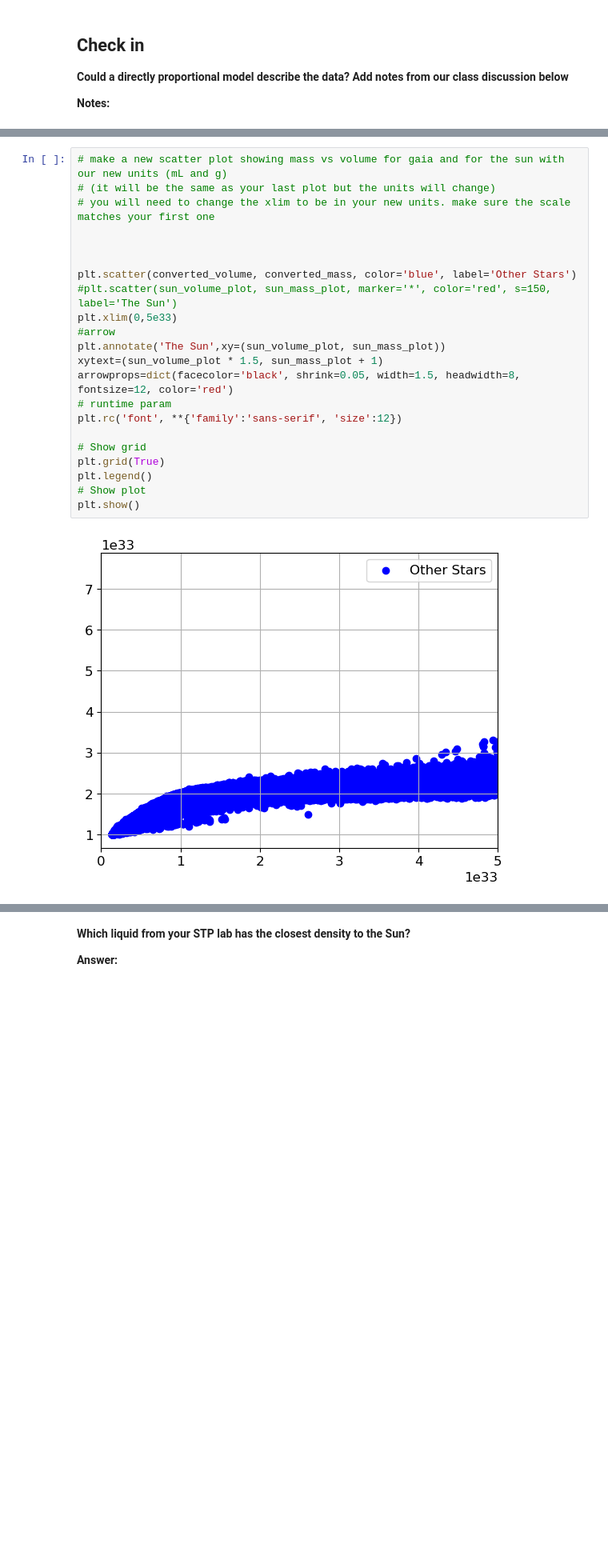
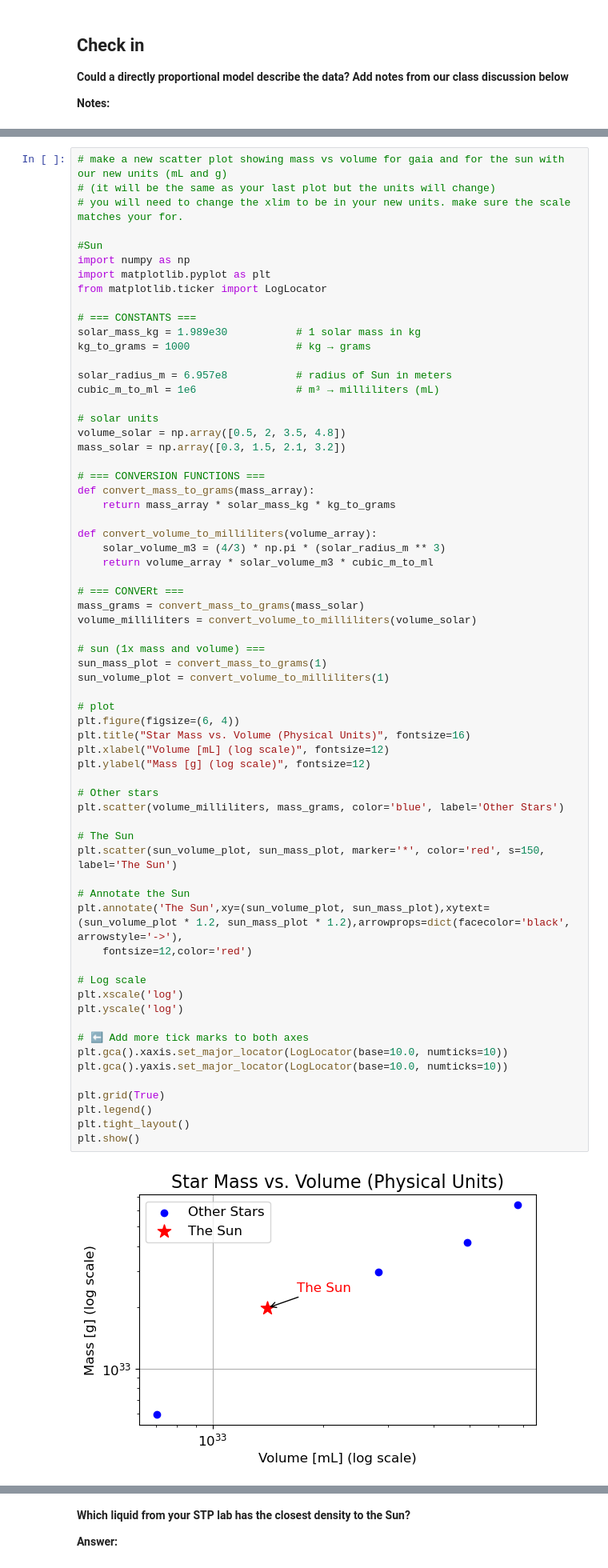
Before and after one commit to PrisonTeachingInitiative/CFR-2025, a Jupyter notebook: Astro/Blank/1 - Stars Pt2 .ipynb, the cells around one changed output, grey strips where cells are left out. Shown at 80% size. Saved outputs shown, nothing was run; the diff lists cells and outputs as text; blank space fills up the shorter version.

```diff
--- a/Astro/Blank/1 - Stars Pt2 .ipynb
+++ b/Astro/Blank/1 - Stars Pt2 .ipynb
@@ -271,24 +307,67 @@ Name: Radius [Solar Radius], Length: 40734, dtype: float64
 # %%
 # make a new scatter plot showing mass vs volume for gaia and for the sun with our new units (mL and g)
 # (it will be the same as your last plot but the units will change)
-# you will need to change the xlim to be in your new units. make sure the scale matches your first one
+# you will need to change the xlim to be in your new units. make sure the scale matches your for.
 
+#Sun
+import numpy as np
+import matplotlib.pyplot as plt
+from matplotlib.ticker import LogLocator
 
+# === CONSTANTS ===
+solar_mass_kg = 1.989e30           # 1 solar mass in kg
+kg_to_grams = 1000                 # kg → grams
 
-plt.scatter(converted_volume, converted_mass, color='blue', label='Other Stars')
-#plt.scatter(sun_volume_plot, sun_mass_plot, marker='*', color='red', s=150, label='The Sun')
-plt.xlim(0,5e33)
-#arrow
-plt.annotate('The Sun',xy=(sun_volume_plot, sun_mass_plot))
-xytext=(sun_volume_plot * 1.5, sun_mass_plot + 1)
-arrowprops=dict(facecolor='black', shrink=0.05, width=1.5, headwidth=8, fontsize=12, color='red')
-# runtime param
-plt.rc('font', **{'family':'sans-serif', 'size':12})
+solar_radius_m = 6.957e8           # radius of Sun in meters
+cubic_m_to_ml = 1e6                # m³ → milliliters (mL)
 
-# Show grid
+# solar units
+volume_solar = np.array([0.5, 2, 3.5, 4.8])
+mass_solar = np.array([0.3, 1.5, 2.1, 3.2])
+
+# === CONVERSION FUNCTIONS ===
+def convert_mass_to_grams(mass_array):
+    return mass_array * solar_mass_kg * kg_to_grams
+
+def convert_volume_to_milliliters(volume_array):
+    solar_volume_m3 = (4/3) * np.pi * (solar_radius_m ** 3)
+    return volume_array * solar_volume_m3 * cubic_m_to_ml
+
+# === CONVERt ===
+mass_grams = convert_mass_to_grams(mass_solar)
+volume_milliliters = convert_volume_to_milliliters(volume_solar)
+
+# sun (1x mass and volume) ===
+sun_mass_plot = convert_mass_to_grams(1)
+sun_volume_plot = convert_volume_to_milliliters(1)
+
+# plot
+plt.figure(figsize=(6, 4))
+plt.title("Star Mass vs. Volume (Physical Units)", fontsize=16)
+plt.xlabel("Volume [mL] (log scale)", fontsize=12)
+plt.ylabel("Mass [g] (log scale)", fontsize=12)
+
+# Other stars
+plt.scatter(volume_milliliters, mass_grams, color='blue', label='Other Stars')
+
+# The Sun
+plt.scatter(sun_volume_plot, sun_mass_plot, marker='*', color='red', s=150, label='The Sun')
+
+# Annotate the Sun
+plt.annotate('The Sun',xy=(sun_volume_plot, sun_mass_plot),xytext=(sun_volume_plot * 1.2, sun_mass_plot * 1.2),arrowprops=dict(facecolor='black', arrowstyle='->'),
+    fontsize=12,color='red')
+
+# Log scale
+plt.xscale('log')
+plt.yscale('log')
+
+# ⬅ Add more tick marks to both axes
+plt.gca().xaxis.set_major_locator(LogLocator(base=10.0, numticks=10))
+plt.gca().yaxis.set_major_locator(LogLocator(base=10.0, numticks=10))
+
 plt.grid(True)
 plt.legend()
-# Show plot
+plt.tight_layout()
 plt.show()
 # %% [output]
-[figure, old version]
+[figure, new version]
```
Also changed, not shown: parts of 9 cells of this notebook.
